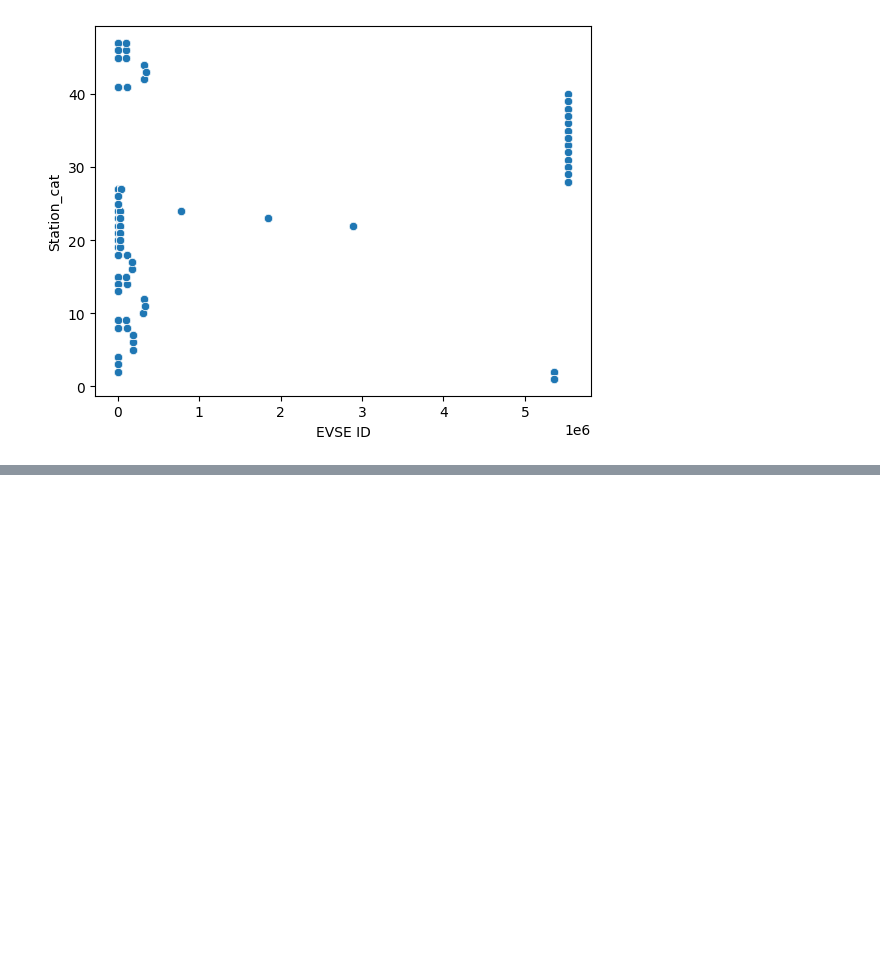
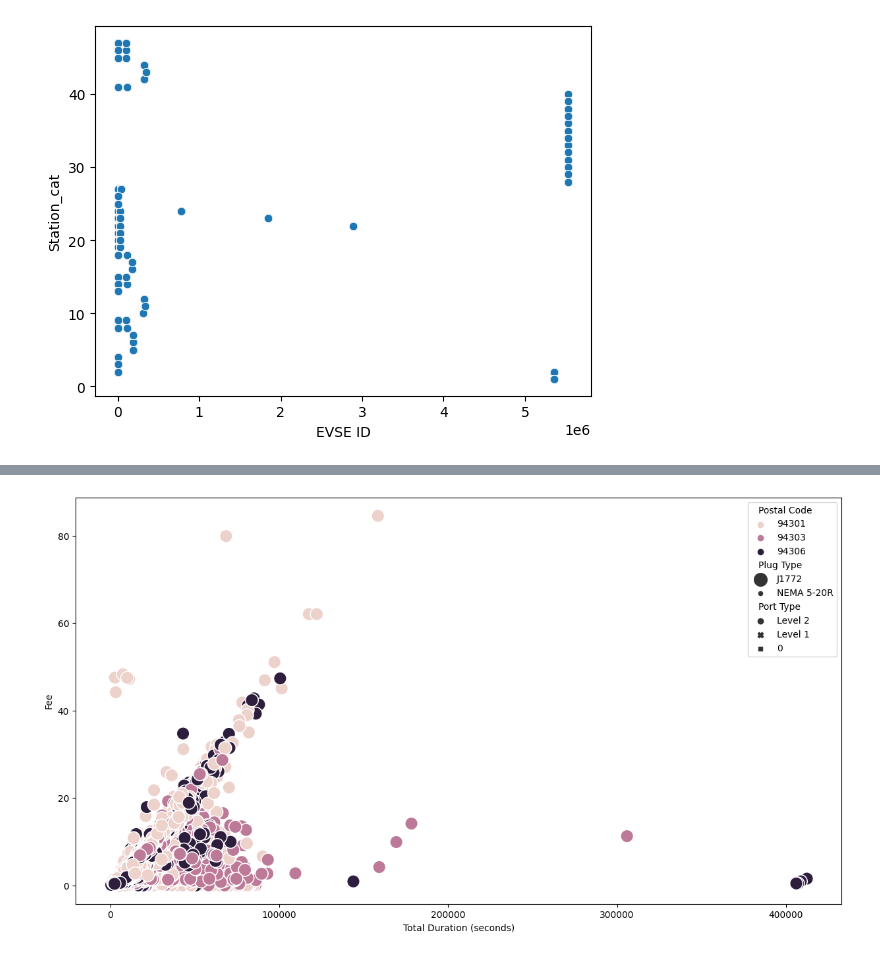
Before and after one commit to natvar55/IT496_Data_Voyagers_Project1, a Jupyter notebook: cp_202101203.ipynb, the cells around one changed output, grey strips where cells are left out. Drawn from its saved outputs; the diff is of its cells as text; code cells hidden in the pictures; blank space fills up the shorter version.

```diff
--- a/cp_202101203.ipynb
+++ b/cp_202101203.ipynb
@@ -391,3 +303,9 @@ Name: count, dtype: int64
+# %%
+le.fit(list(df['Port Type']))
+df['Port Type_cat'] = df['Port Type'].apply(lambda x: le.transform([x])[0]+1)
+# %%
+le.fit(list(df['Plug Type']))
+df['Plug Type_cat'] = df['Plug Type'].apply(lambda x: le.transform([x])[0]+1)
 # %%
 df1=df['EVSE ID'].value_counts()
 df1
@@ -432,0 +362,5 @@ sns.scatterplot(x=df['EVSE ID'], y=df['Station_cat'])
+# %%
+plt.figure(figsize=(15,8))
+ax = sns.scatterplot(x=df["Total Duration (seconds)"], y=df["Fee"], hue=df["Postal Code"], size=df["Plug Type"], style=df["Port Type"], sizes=(20, 200), legend="full")
+# %% [output]
+[figure, added]
```
Also changed, not shown: parts of 38 cells of this notebook, 1 other file.
